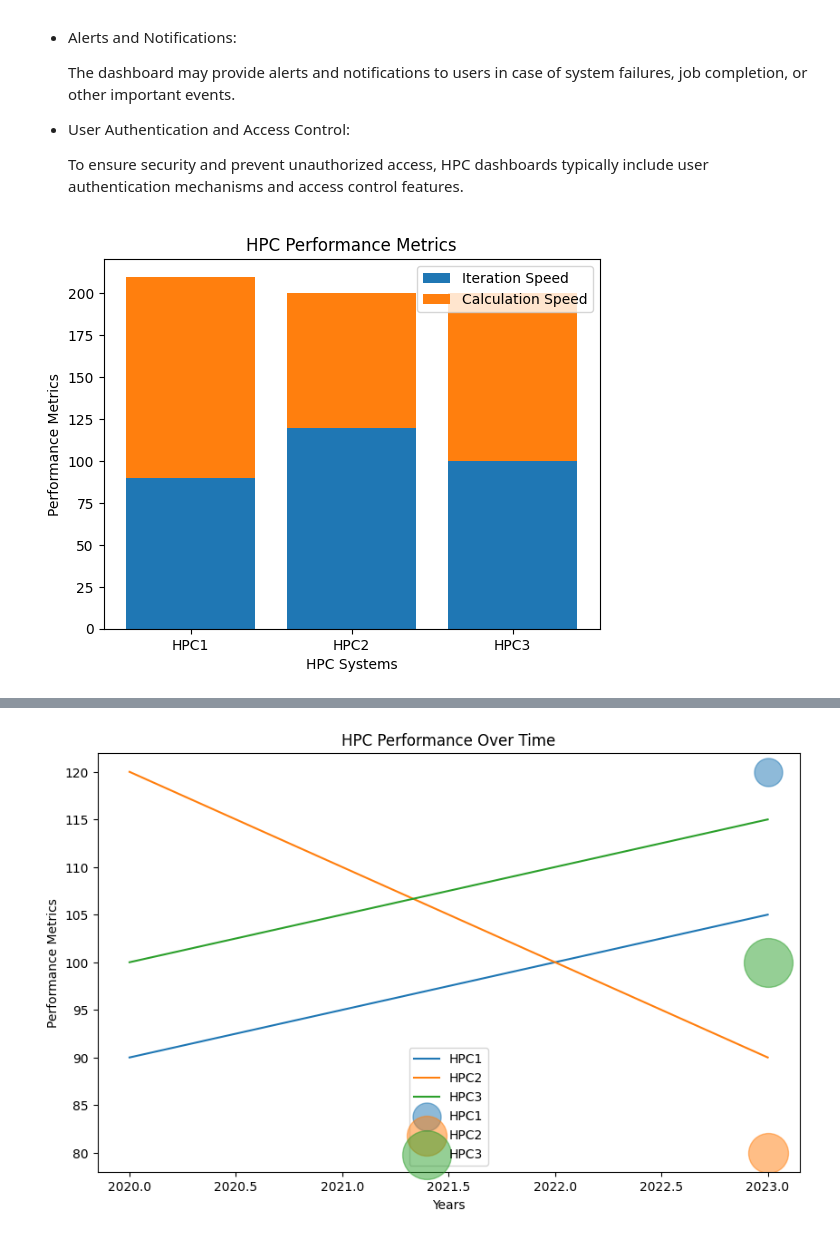
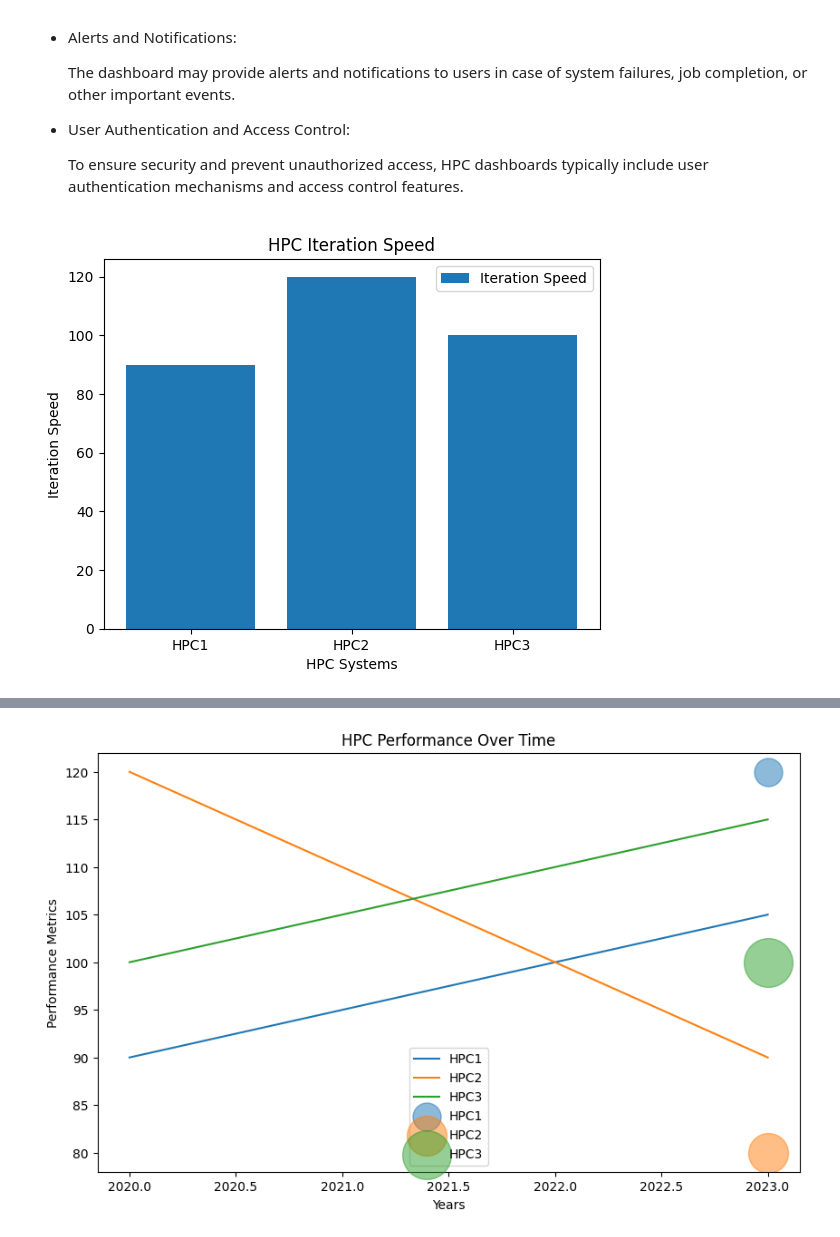
Before and after one commit to skills-cogrammar/NTCA, a Jupyter notebook: DS/GitHub Workshops/Workshop 9/HPC_basic.ipynb, the cells around one changed output, grey strips where cells are left out. Saved outputs shown, nothing was run; the diff lists cells and outputs as text; code cells hidden in the pictures.

```diff
--- a/DS/GitHub Workshops/Workshop 9/HPC_basic.ipynb
+++ b/DS/GitHub Workshops/Workshop 9/HPC_basic.ipynb
@@ -39,13 +39,13 @@ iteration_speed = [data['iteration_speed'] for data in hpc_data.values()]
 calculation_speed = [data['calculation_speed'] for data in hpc_data.values()]
 # %%
 plt.bar(hpc, iteration_speed, label='Iteration Speed')
-plt.bar(hpc, calculation_speed, label='Calculation Speed', bottom=iteration_speed)
+# plt.bar(hpc, calculation_speed, label='Calculation Speed', bottom=iteration_speed)
 
 plt.xlabel('HPC Systems')
-plt.ylabel('Performance Metrics')
-plt.title('HPC Performance Metrics')
+plt.ylabel('Iteration Speed')
+plt.title('HPC Iteration Speed')
 
 plt.legend()
 plt.show()
 # %% [output]
-[figure, old version]
+[figure, new version]
```
Also changed, not shown: parts of 1 cell of this notebook, 5 other files.
